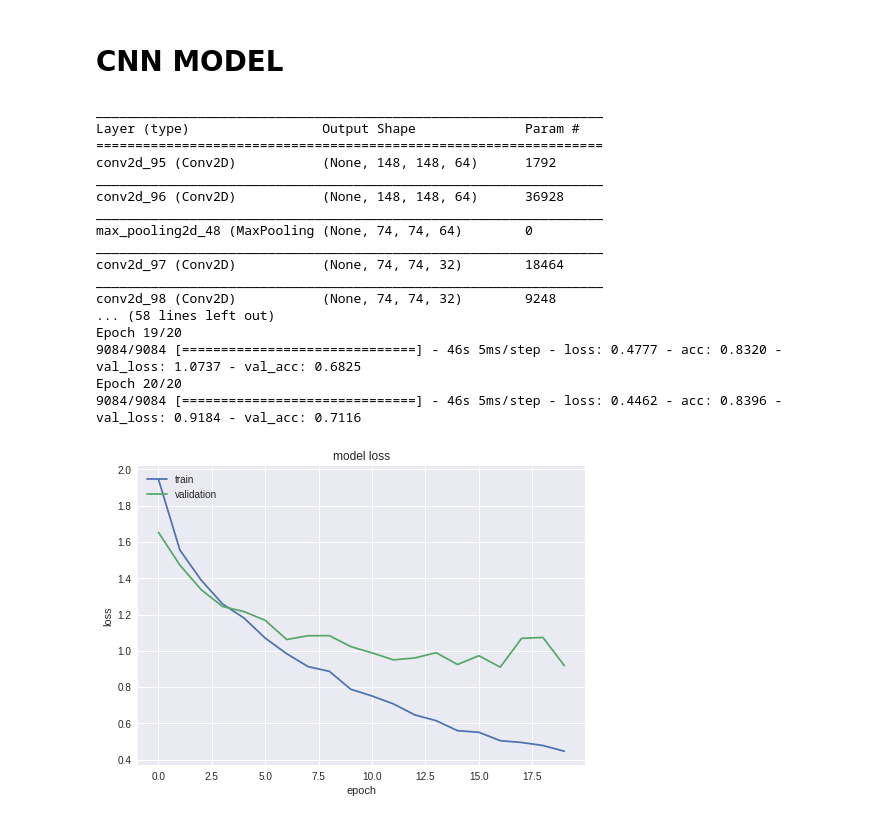
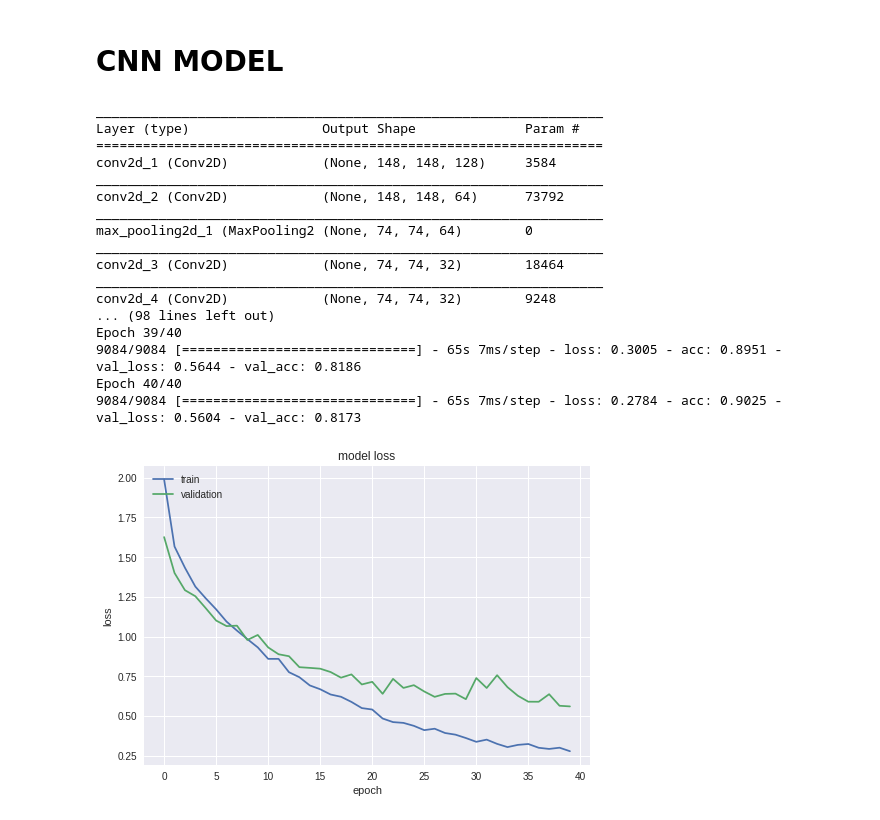
Before and after one commit to HussamCheema/DermCNN, a Jupyter notebook: DermCNN.ipynb, the cells around one changed output. Cells and saved outputs as stored; diff of their text form; code cells hidden in the pictures.

```diff
--- a/DermCNN.ipynb
+++ b/DermCNN.ipynb
@@ -35,7 +27,7 @@ data = []
 labels = []
 # %%
 batch_size = 32
-epochs = 20
+epochs = 40
 # %%
 for folder in range(1,8):
   for image in os.listdir(os.getcwd()+'/DermCNN/'+str(folder)+'/'):
@@ -78,7 +70,7 @@ for i in range(10):
 # CNN MODEL
 # %%
 model = Sequential()
-model.add(Conv2D(kernel_size=(3,3),filters=64,input_shape=(150, 150, 3),activation="relu",padding="valid"))
+model.add(Conv2D(kernel_size=(3,3),filters=128,input_shape=(150, 150, 3),activation="relu",padding="valid"))
 model.add(Conv2D(kernel_size=(3,3),filters=64,activation="relu",padding="same"))
 model.add(MaxPooling2D(pool_size=(2,2),strides=(2,2)))
 model.add(Conv2D(kernel_size=(3,3),filters=32,activation="relu",padding="same"))
@@ -88,45 +80,45 @@ model.add(Conv2D(kernel_size=(3,3),filters=16,activation="relu",padding="same"))
 model.add(Conv2D(kernel_size=(3,3),filters=16,activation="relu",padding="same"))
 model.add(MaxPooling2D(pool_size=(2,2),strides=(2,2)))
 model.add(Flatten())
-model.add(Dropout(0.65))
+model.add(Dropout(0.75))
 model.add(Dense(100,activation="relu"))
 model.add(Dense(8,activation='softmax'))
 model.summary()
 
 model.compile(loss=keras.losses.categorical_crossentropy,
               optimizer=keras.optimizers.Adam(lr=0.0005),
               metrics=['accuracy'])
 
 X = model.fit(data,labels,
           batch_size=batch_size,
           epochs=epochs,
           verbose=1,
           shuffle=True,
           validation_split=0.2)
 
 plt.plot(X.history['loss'])
 plt.plot(X.history['val_loss'])
 plt.title('model loss')
 plt.ylabel('loss')
 plt.xlabel('epoch')
 plt.legend(['train', 'validation'], loc='upper left')
 plt.show()
 # %% [output]
 _________________________________________________________________
 Layer (type)                 Output Shape              Param #
 =================================================================
-conv2d_95 (Conv2D)           (None, 148, 148, 64)      1792
+conv2d_1 (Conv2D)            (None, 148, 148, 128)     3584
 _________________________________________________________________
-conv2d_96 (Conv2D)           (None, 148, 148, 64)      36928
+conv2d_2 (Conv2D)            (None, 148, 148, 64)      73792
 _________________________________________________________________
-max_pooling2d_48 (MaxPooling (None, 74, 74, 64)        0
+max_pooling2d_1 (MaxPooling2 (None, 74, 74, 64)        0
 _________________________________________________________________
-conv2d_97 (Conv2D)           (None, 74, 74, 32)        18464
+conv2d_3 (Conv2D)            (None, 74, 74, 32)        18464
 _________________________________________________________________
-conv2d_98 (Conv2D)           (None, 74, 74, 32)        9248
-... (58 lines left out)
-Epoch 19/20
-9084/9084 [==============================] - 46s 5ms/step - loss: 0.4777 - acc: 0.8320 - val_loss: 1.0737 - val_acc: 0.6825
-Epoch 20/20
-9084/9084 [==============================] - 46s 5ms/step - loss: 0.4462 - acc: 0.8396 - val_loss: 0.9184 - val_acc: 0.7116
+conv2d_4 (Conv2D)            (None, 74, 74, 32)        9248
+... (98 lines left out)
+Epoch 39/40
+9084/9084 [==============================] - 65s 7ms/step - loss: 0.3005 - acc: 0.8951 - val_loss: 0.5644 - val_acc: 0.8186
+Epoch 40/40
+9084/9084 [==============================] - 65s 7ms/step - loss: 0.2784 - acc: 0.9025 - val_loss: 0.5604 - val_acc: 0.8173
-[figure, old version]
+[figure, new version]
```
Also changed, not shown: parts of 2 cells of this notebook.
